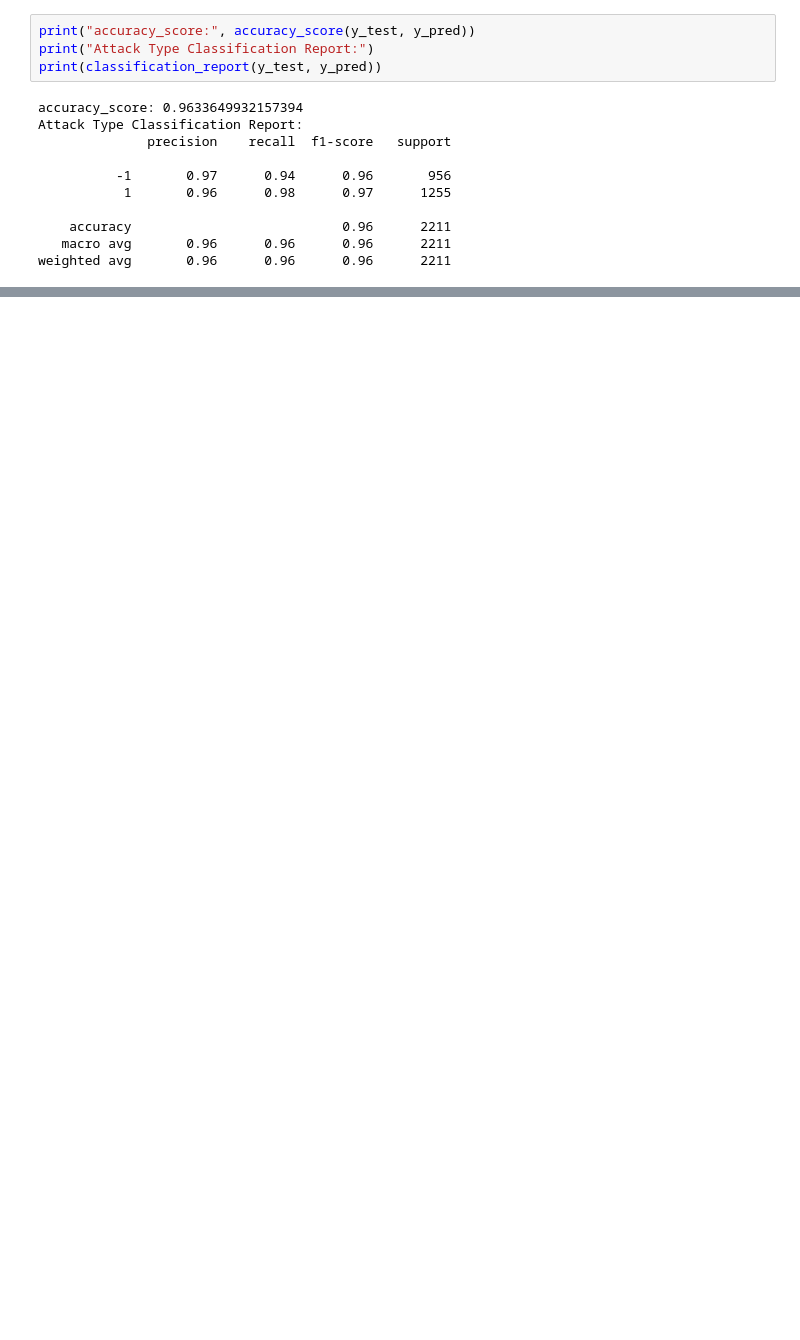
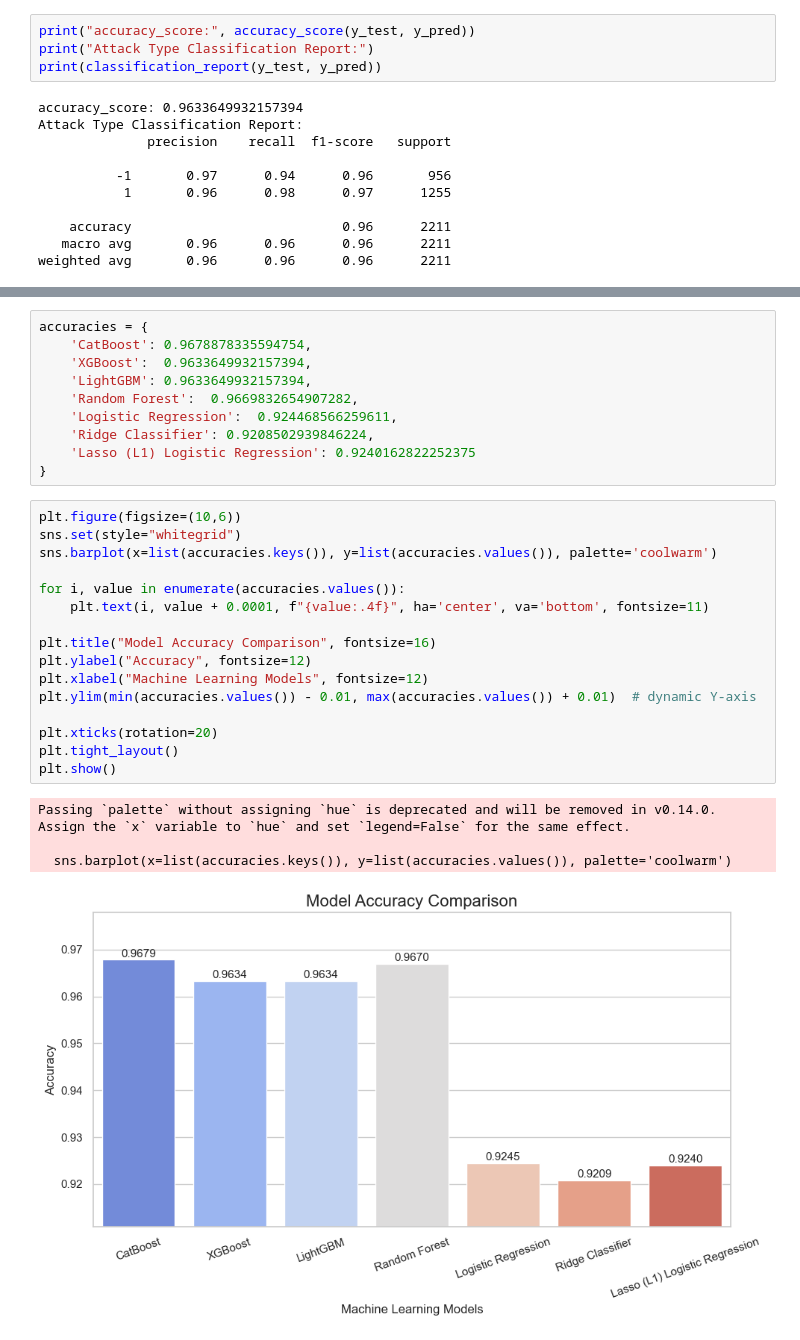
Before and after one commit to snehasharma2541/cs_project, a Jupyter notebook: project/notebook/final_model.ipynb, the cells around one changed output, grey strips where cells are left out. Cells and saved outputs as stored; diff of their text form; blank space fills up the shorter version.

```diff
--- a/project/notebook/final_model.ipynb
+++ b/project/notebook/final_model.ipynb
@@ -471,0 +576,31 @@ plt.show()
+# %%
+accuracies = {
+    'CatBoost': 0.9678878335594754,
+    'XGBoost':  0.9633649932157394,
+    'LightGBM': 0.9633649932157394,
+    'Random Forest':  0.9669832654907282,
+    'Logistic Regression':  0.924468566259611,
+    'Ridge Classifier': 0.9208502939846224,
+    'Lasso (L1) Logistic Regression': 0.9240162822252375
+}
+# %%
+plt.figure(figsize=(10,6))
+sns.set(style="whitegrid")
+sns.barplot(x=list(accuracies.keys()), y=list(accuracies.values()), palette='coolwarm')
+
+for i, value in enumerate(accuracies.values()):
+    plt.text(i, value + 0.0001, f"{value:.4f}", ha='center', va='bottom', fontsize=11)
+
+plt.title("Model Accuracy Comparison", fontsize=16)
+plt.ylabel("Accuracy", fontsize=12)
+plt.xlabel("Machine Learning Models", fontsize=12)
+plt.ylim(min(accuracies.values()) - 0.01, max(accuracies.values()) + 0.01)  # dynamic Y-axis
+
+plt.xticks(rotation=20)
+plt.tight_layout()
+plt.show()
+# %% [output]
+Passing `palette` without assigning `hue` is deprecated and will be removed in v0.14.0. Assign the `x` variable to `hue` and set `legend=False` for the same effect.
+
+  sns.barplot(x=list(accuracies.keys()), y=list(accuracies.values()), palette='coolwarm')
+[figure, added]
```
Also changed, not shown: parts of 43 cells of this notebook.
